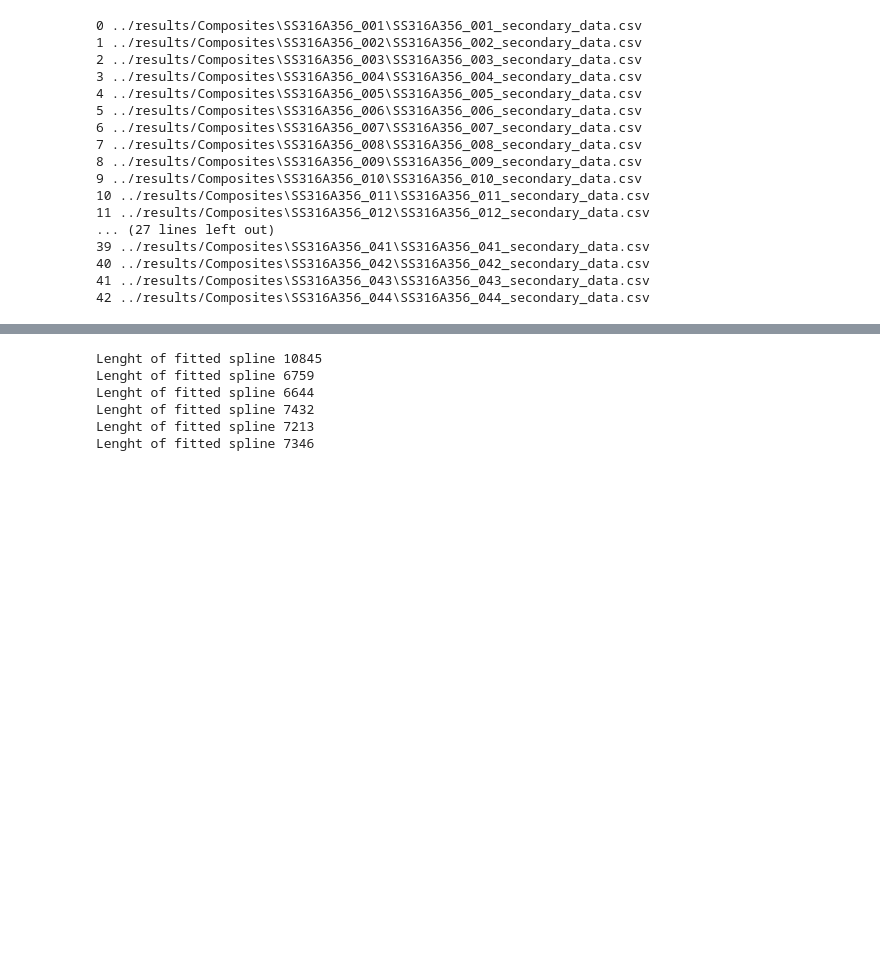
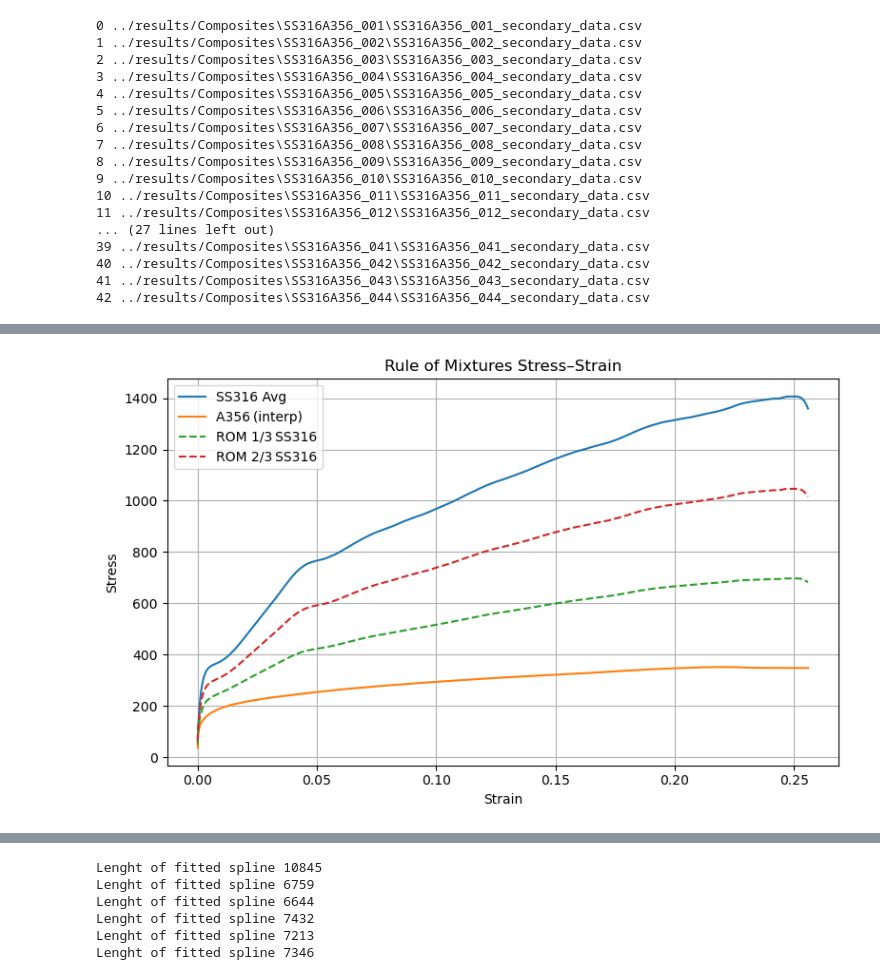
Before and after one commit to UTEP-Dynamic-Materials-Lab/SHPB_Toolkit, a Jupyter notebook: notebooks/CompositeFigures_V1.ipynb, the cells around one changed output, grey strips where cells are left out. Cells and saved outputs as stored; diff of their text form; code cells hidden in the pictures; blank space fills up the shorter version.

```diff
--- a/notebooks/CompositeFigures_V1.ipynb
+++ b/notebooks/CompositeFigures_V1.ipynb
@@ -129,5 +131,79 @@ def det_average_curve(files, x , y, x_coeff, y_coeff):
     plt.show()
     return xs, average_y
 # %%
-ave_strain, ave_stress = det_average_curve(SS316_18in, "Engineering Strain 3W" , "Engineering Stress 1W", 1, 1e3)
+import numpy as np
+from scipy.interpolate import interp1d
+
+def rule_of_mixtures(SS316, A356, xcolumn, ycolumn, vf_SS=0.33, scale_x=1, scale_y=-1000):
+    """
+    Compute averaged stress–strain curves and two rule‐of‐mixtures blends
+    between SS316 and A356.
+
+    Parameters
+    ----------
+    SS316 : path or DataFrame
+        Input data for SS316 (passed to det_average_curve).
+    A356 : path or DataFrame
+        Input data for A356 (passed to det_average_curve).
+    xcolumn : str
+        Name of the strain column.
+    ycolumn : str
+        Name of the stress column.
+    vf_SS : float, optional
+        Volume fraction of SS316 (defaults to 0.33).
+    scale_x : float, optional
+        Factor to multiply raw strain by in det_average_curve (e.g. 1).
+    scale_y : float, optional
+        Factor to multiply raw stress by in det_average_curve (e.g. -1000).
+
+    Returns
+    -------
+    strain_common : ndarray
+        The averaged strain array (from SS316).
+    stress_SS316 : ndarray
+        The averaged SS316 stress array.
+    stress_A356_interp : ndarray
+        A356 stress, interpolated onto the SS316 strain grid.
+    stress_th_13 : ndarray
+        Rule‐of‐mixtures stress with 1/3 SS316 (vf_SS) and 2/3 A356.
+    stress_th_23 : ndarray
+        Rule‐of‐mixtures stress with 2/3 SS316 and 1/3 A356.
+    """
+    # 1) get averaged curves
+    strain_SS316, stress_SS316 = det_average_curve(SS316, xcolumn, ycolumn, scale_x, scale_y)
+    strain_A356, stress_A356 = det_average_curve(A356,   xcolumn, ycolumn, scale_x, scale_y)
+
+    # 2) build interpolation of A356 stress vs SS316 strain
+    interp_A356 = interp1d(strain_A356, stress_A356, kind='linear', fill_value='extrapolate')
+
+    # 3) evaluate A356 stress at each SS316 strain point
+    stress_A356_interp = interp_A356(strain_SS316)
+
+    # 4) rule‐of‐mixtures blends
+    stress_rm = vf_SS * stress_SS316 + (1 - vf_SS) * stress_A356_interp
+
+    return (strain_SS316, stress_SS316, stress_A356_interp, stress_rm)
+
+# suppose file_lists = [path_to_SS316, path_to_A356]
+strain_shared, stress_SS, stress_Al_intp, stress_13 = rule_of_mixtures(file_lists[0], file_lists[1],
+                                                                                  xcolumn="True Strain 3W",
+                                                                                  ycolumn="True Stress 1W")
+
+strain_shared, stress_SS, stress_Al_intp, stress_23 = rule_of_mixtures(file_lists[0], file_lists[1],
+                                                                                  xcolumn="True Strain 3W",
+                                                                                  ycolumn="True Stress 1W",
+                                                                                  vf_SS=0.66)
+
+plt.figure(figsize=(8,5))
+plt.plot(strain_shared, stress_SS, label="SS316 Avg",         linestyle='-')
+plt.plot(strain_shared, stress_Al_intp, label="A356 (interp)", linestyle='-')
+plt.plot(strain_shared, stress_13, label="ROM 1/3 SS316", linestyle='--')
+plt.plot(strain_shared, stress_23, label="ROM 2/3 SS316", linestyle='--')
+plt.xlabel("Strain")
+plt.ylabel("Stress")
+plt.title("Rule of Mixtures Stress–Strain")
+plt.legend()
+plt.grid(True)
+plt.tight_layout()
+plt.show()
 # %% [output]
@@ -135,3 +214,4 @@ Lenght of fitted spline 21161
+[figure, added]
 # %%
 # Engineering Stress-Strain Graph
 stress_strain_fig = go.Figure()
```
Also changed, not shown: parts of 5 cells of this notebook, 2 other files.
